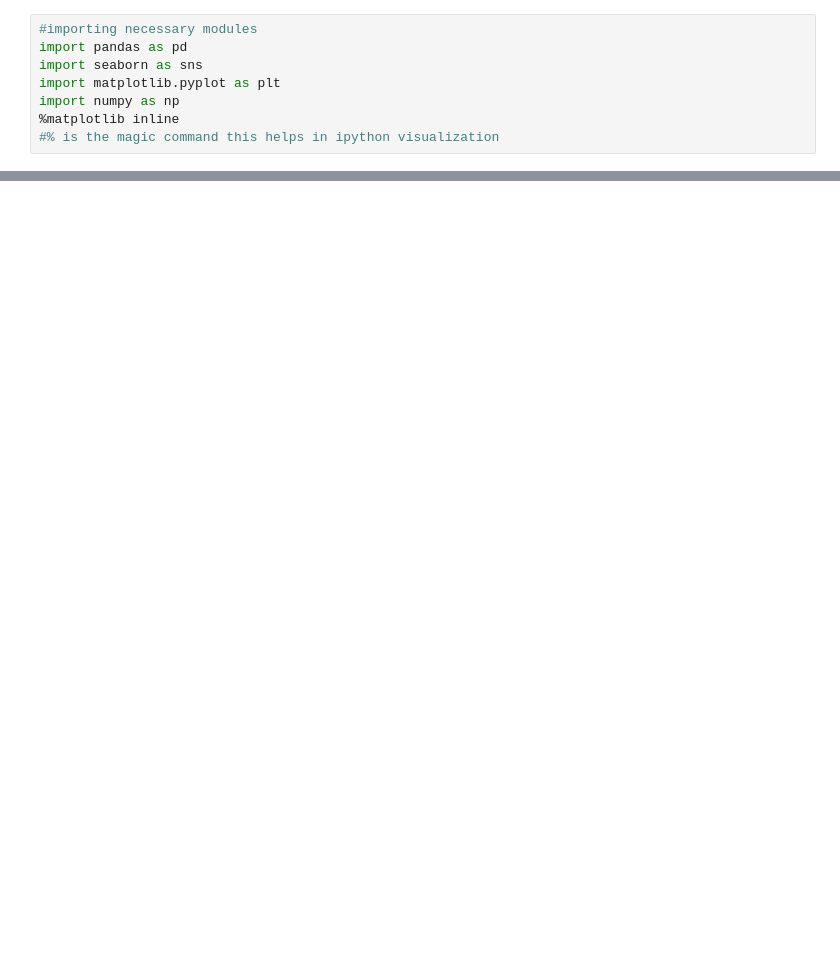
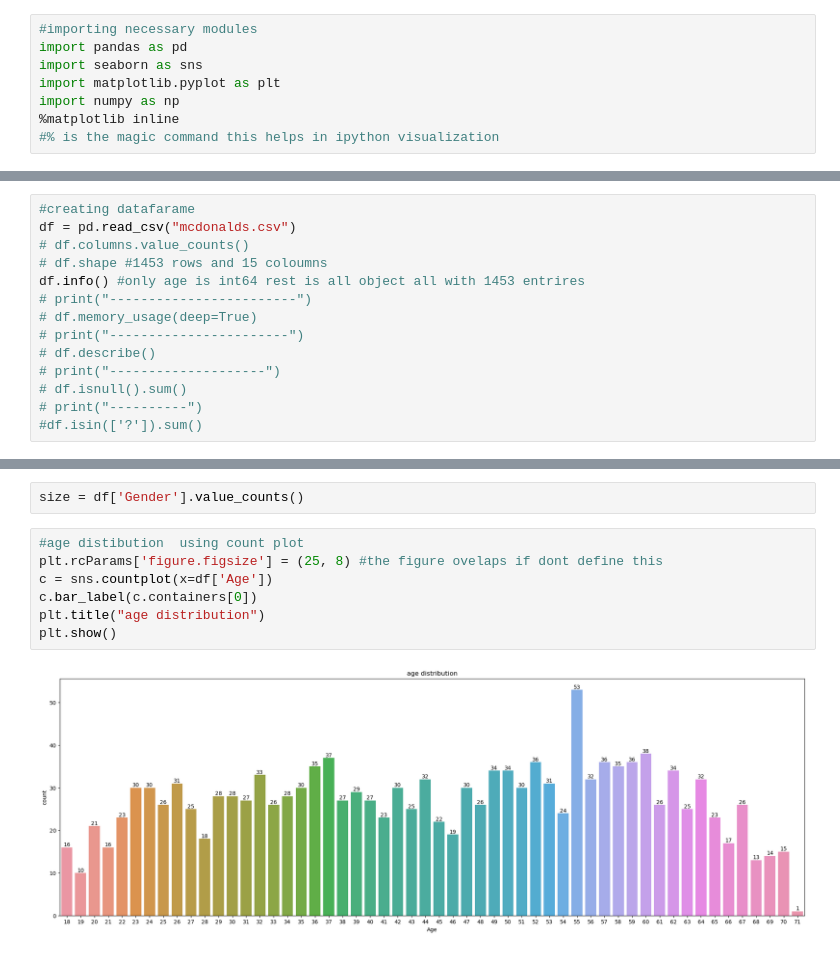
Before and after one commit to rohith4088/EV_SEGMENTATION, a Jupyter notebook: mcdolnads.ipynb, the cells around one changed output, grey strips where cells are left out. Cells and saved outputs as stored; diff of their text form; blank space fills up the shorter version.

```diff
--- a/mcdolnads.ipynb
+++ b/mcdolnads.ipynb
@@ -28 +28,15 @@ Successfully installed adjustText-0.8 bioinfokit-2.1.3 matplotlib-venn-0.11.9 pa
 Note: you may need to restart the kernel to use updated packages.
+# %%
+#creating datafarame
+df = pd.read_csv("mcdonalds.csv")
+# df.columns.value_counts()
+# df.shape #1453 rows and 15 coloumns
+df.info() #only age is int64 rest is all object all with 1453 entrires
+# print("------------------------")
+# df.memory_usage(deep=True)
+# print("-----------------------")
+# df.describe()
+# print("--------------------")
+# df.isnull().sum()
+# print("----------")
+#df.isin(['?']).sum()
@@ -28,0 +61,11 @@ Note: you may need to restart the kernel to use updated packages.
+# %%
+size = df['Gender'].value_counts()
+# %%
+#age distibution  using count plot
+plt.rcParams['figure.figsize'] = (25, 8) #the figure ovelaps if dont define this
+c = sns.countplot(x=df['Age'])
+c.bar_label(c.containers[0])
+plt.title("age distribution")
+plt.show()
+# %% [output]
+[figure, added]
```
Also changed, not shown: parts of 4 cells of this notebook, 1 other file.
